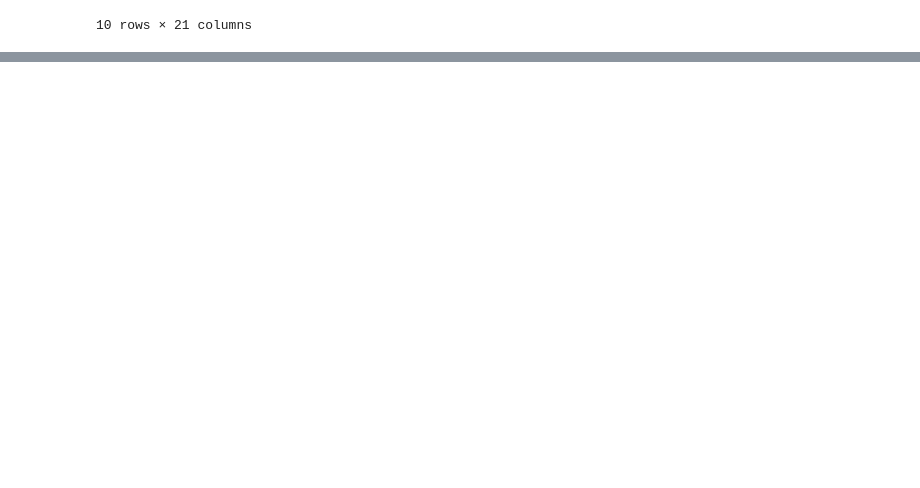
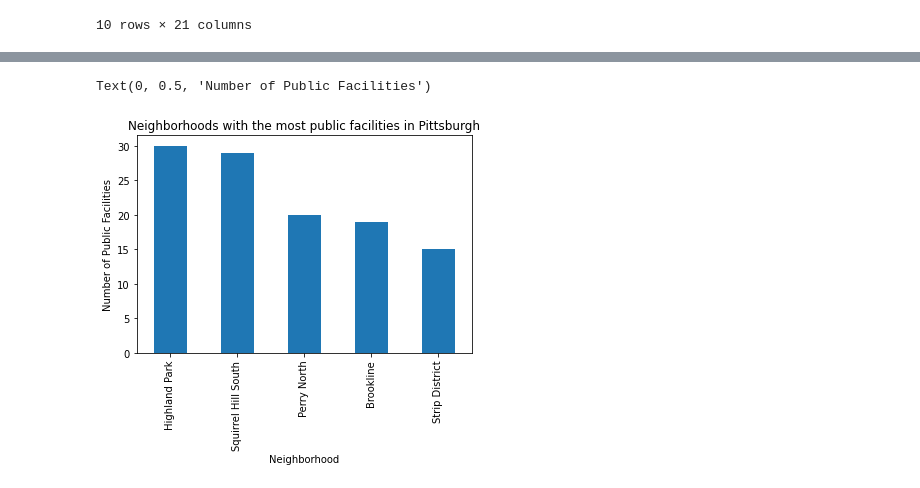
Before and after one commit to luke8499/Final-Project, a Jupyter notebook: public_facilities.ipynb, the cells around one changed output, grey strips where cells are left out. Drawn from its saved outputs; the diff is of its cells as text; code cells hidden in the pictures; blank space fills up the shorter version.

```diff
--- a/public_facilities.ipynb
+++ b/public_facilities.ipynb
@@ -45,0 +79,8 @@ neighborhoods.plot(kind = 'bar', figsize = (75,30))
+# %%
+top5 = neighborhoods[neighborhoods >= 15]
+top5.plot(kind = 'bar', title = "Neighborhoods with the most public facilities in Pittsburgh")
+plot.xlabel('Neighborhood')
+plot.ylabel('Number of Public Facilities')
+# %% [output]
+Text(0, 0.5, 'Number of Public Facilities')
+[figure, added]
```
Also changed, not shown: parts of 13 cells of this notebook.
